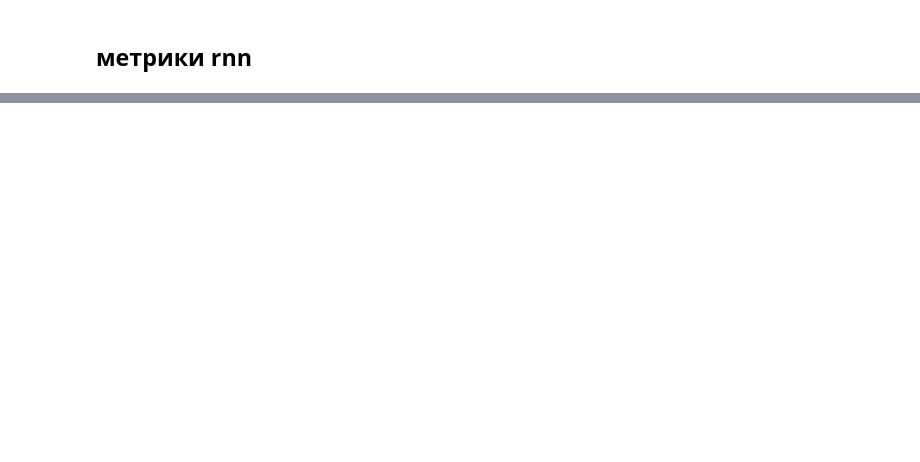
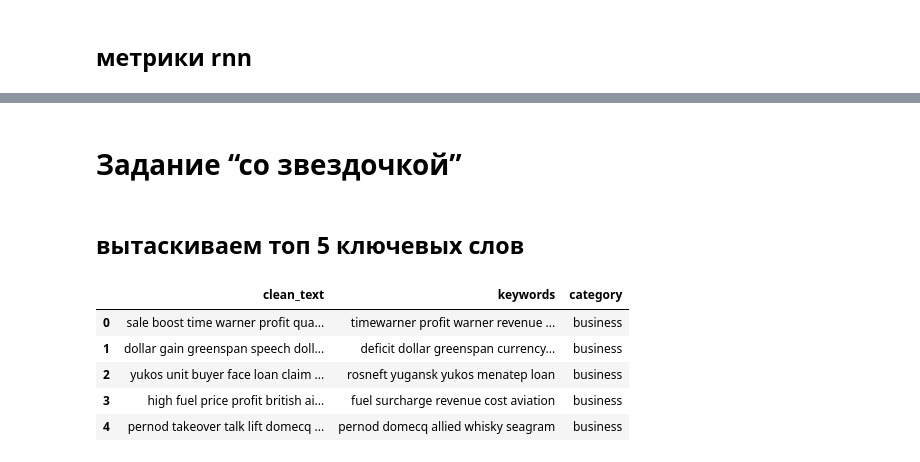
Before and after one commit to duckinzzz/fefu4, a Jupyter notebook: ML/ML_lab4.ipynb, the cells around one changed output, grey strips where cells are left out. Saved outputs shown, nothing was run; the diff lists cells and outputs as text; code cells hidden in the pictures; blank space fills up the shorter version.

```diff
--- a/ML/ML_lab4.ipynb
+++ b/ML/ML_lab4.ipynb
@@ -382,0 +366,33 @@ plt.show()
+# %% [markdown]
+# Задание “со звездочкой”
+# %% [markdown]
+## вытаскиваем топ 5 ключевых слов
+# %%
+from sklearn.feature_extraction.text import TfidfVectorizer
+import numpy as np
+
+tfidf_kw = TfidfVectorizer(max_features=20000)
+tfidf_kw.fit(pd.concat([articles['clean_text'], summaries['clean_text']]))
+
+feature_names = np.array(tfidf_kw.get_feature_names_out())
+
+
+def extract_top_keywords(text, top_k=5):
+    tfidf_vec = tfidf_kw.transform([text])
+    scores = tfidf_vec.toarray()[0]
+
+    top_idx = scores.argsort()[::-1][:top_k]
+    return ' '.join(feature_names[top_idx])
+
+
+articles['keywords'] = articles['clean_text'].apply(extract_top_keywords)
+summaries['keywords'] = summaries['clean_text'].apply(extract_top_keywords)
+# %%
+articles[['clean_text', 'keywords', 'category']].head()
+# %% [output]
+|  | clean_text | keywords | category |
+| 0 | sale boost time warner profit qua... | timewarner profit warner revenue ... | business |
+| 1 | dollar gain greenspan speech doll... | deficit dollar greenspan currency... | business |
+| 2 | yukos unit buyer face loan claim ... | rosneft yugansk yukos menatep loan | business |
+| 3 | high fuel price profit british ai... | fuel surcharge revenue cost aviation | business |
+| 4 | pernod takeover talk lift domecq ... | pernod domecq allied whisky seagram | business |
```
Also changed, not shown: parts of 24 cells of this notebook.
